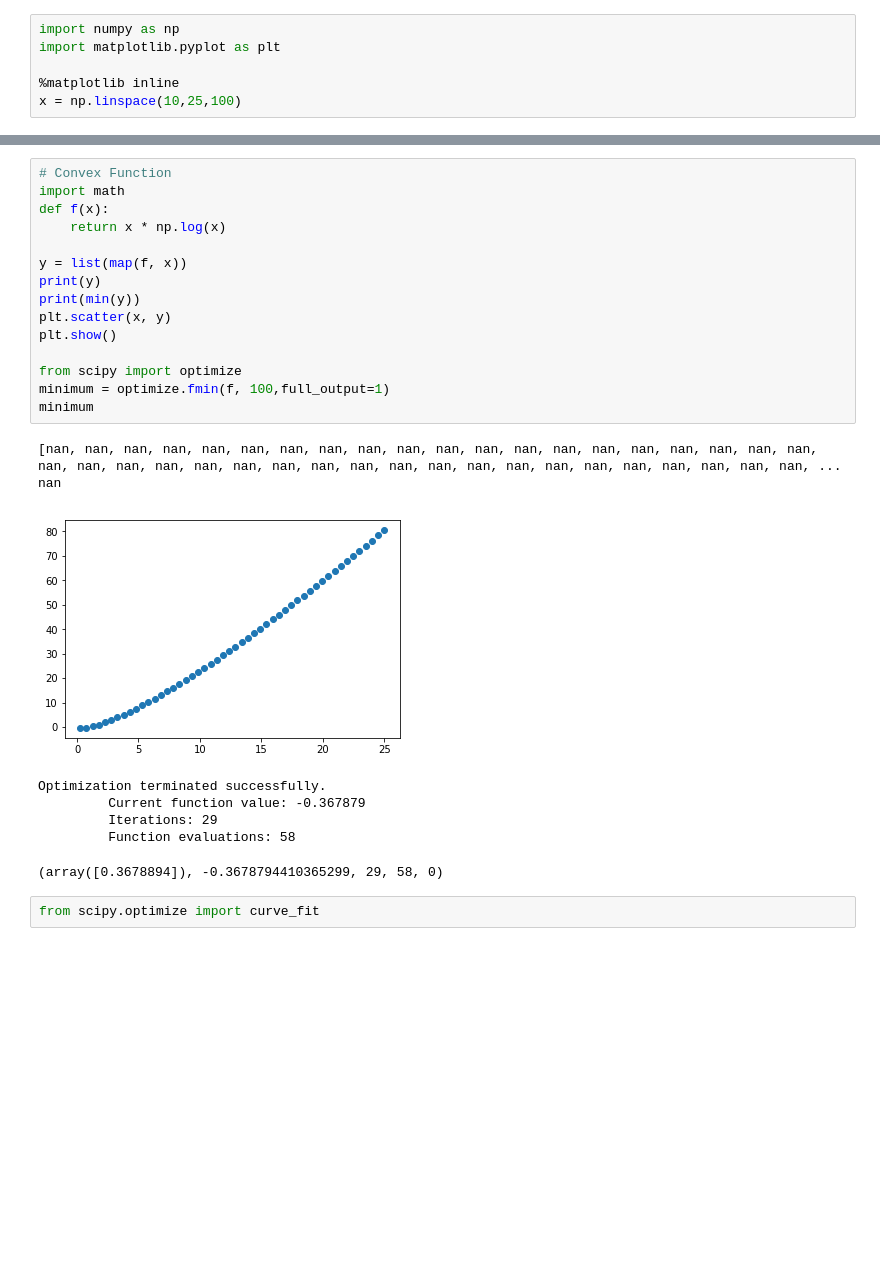
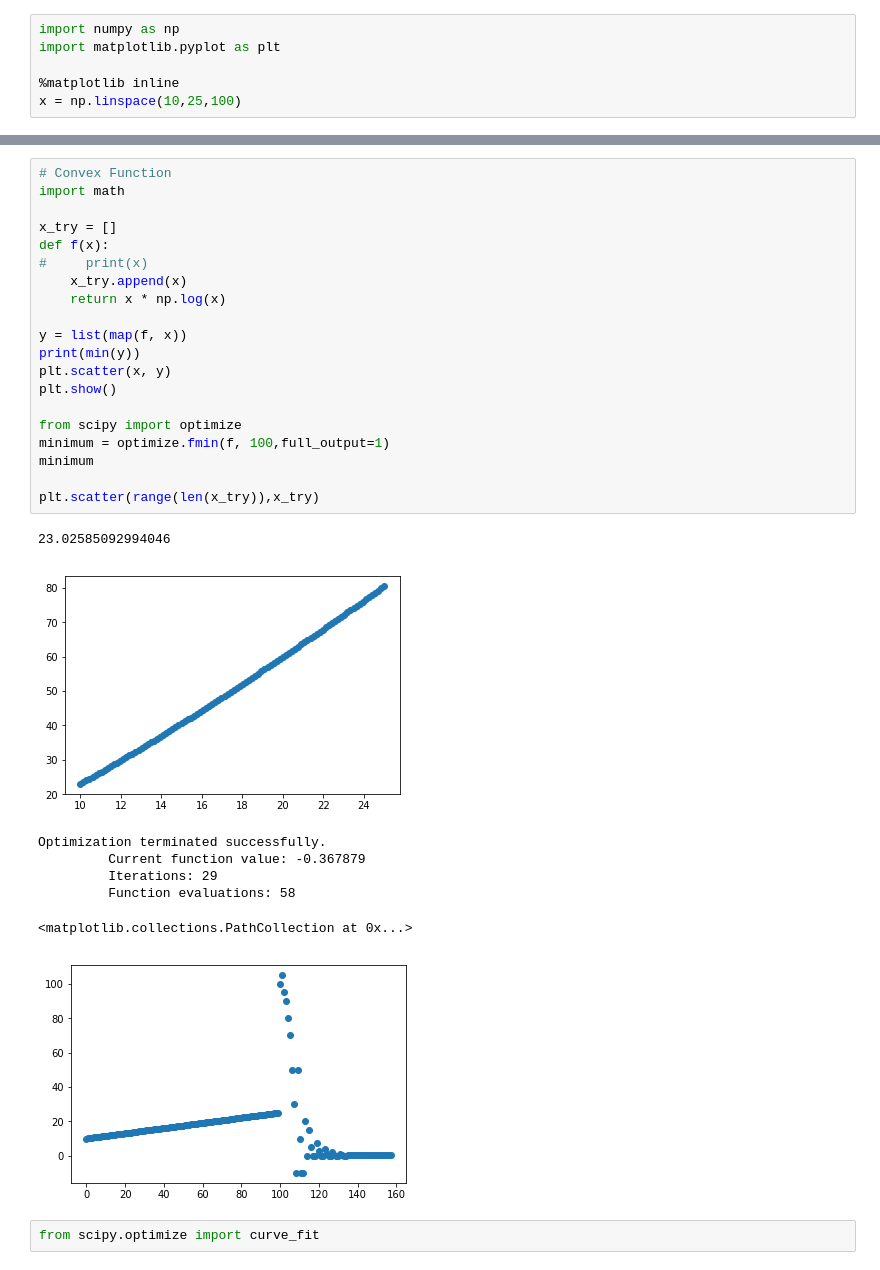
Before and after one commit to nehiljain/100-days-of-code, a Jupyter notebook: code/datascience/Gradient Descent.ipynb, the cells around one changed output, grey strips where cells are left out. Cells and saved outputs as stored; diff of their text form; blank space fills up the shorter version.

```diff
--- a/code/datascience/Gradient Descent.ipynb
+++ b/code/datascience/Gradient Descent.ipynb
@@ -72,27 +72,32 @@ plt.show()
 # %%
 # Convex Function
 import math
+
+x_try = []
 def f(x):
+#     print(x)
+    x_try.append(x)
     return x * np.log(x)
 
 y = list(map(f, x))
-print(y)
 print(min(y))
 plt.scatter(x, y)
 plt.show()
 
 from scipy import optimize
 minimum = optimize.fmin(f, 100,full_output=1)
 minimum
+
+plt.scatter(range(len(x_try)),x_try)
 # %% [output]
-[nan, nan, nan, nan, nan, nan, nan, nan, nan, nan, nan, nan, nan, nan, nan, nan, nan, nan, nan, nan, nan, nan, nan, nan, nan, nan, nan, nan, nan, nan, nan, nan, nan, nan, nan, nan, nan, nan, nan, nan, ...
-nan
+23.02585092994046
-[figure, old version]
+[figure, new version]
 Optimization terminated successfully.
          Current function value: -0.367879
          Iterations: 29
          Function evaluations: 58
-(array([0.3678894]), -0.3678794410365299, 29, 58, 0)
+<matplotlib.collections.PathCollection at 0x...>
+[figure, added]
 # %%
 from scipy.optimize import curve_fit
 # %%
```
Also changed, not shown: parts of 6 cells of this notebook, 2 other files.
